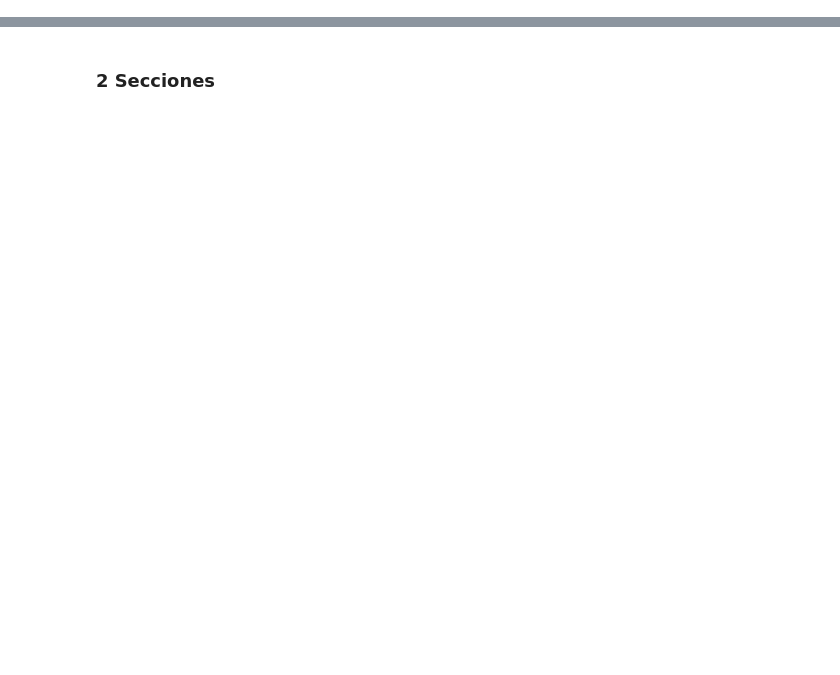
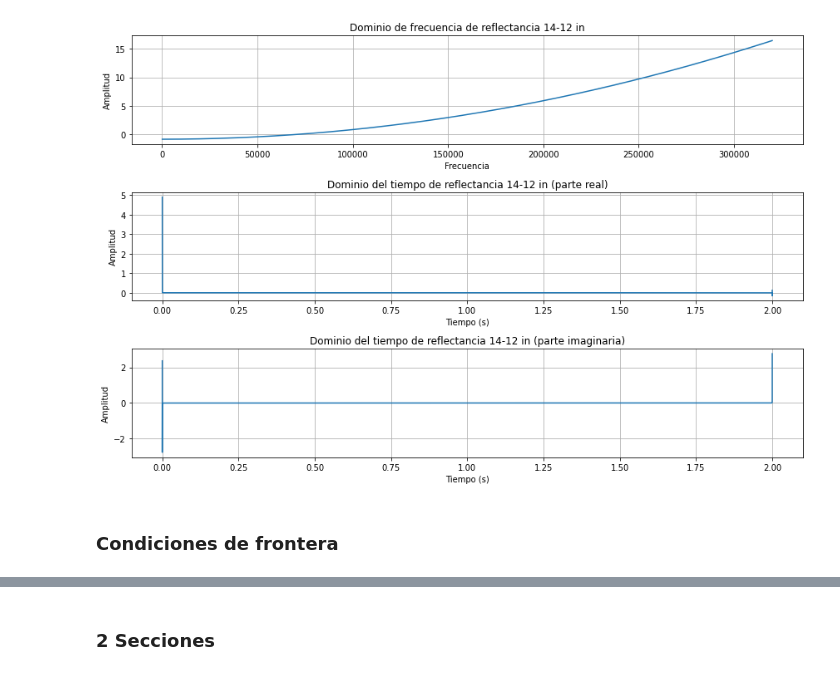
Before and after one commit to JuanpaGaviria/Acustic-Pulse-Reflectometry, a Jupyter notebook: APR.ipynb, the cells around one changed output, grey strips where cells are left out. Drawn from its saved outputs; the diff is of its cells as text; code cells hidden in the pictures; blank space fills up the shorter version.

```diff
--- a/APR.ipynb
+++ b/APR.ipynb
@@ -9,0 +396,29 @@ import matplotlib.pyplot as plt
+# %%
+fig, axs = plt.subplots(nrows=3, ncols=1, figsize=(12,8))
+# Primer columna
+lim = 672000
+axs[0].plot(w[:], response1[:])
+axs[0].set_title("Dominio de frecuencia de reflectancia 14-12 in")
+axs[0].set_xlabel('Frecuencia')
+axs[0].set_ylabel('Amplitud')
+axs[0].grid()
+
+axs[1].plot(t[:], np.real(ift1)[:])
+axs[1].set_title("Dominio del tiempo de reflectancia 14-12 in (parte real)")
+axs[1].set_xlabel('Tiempo (s)')
+axs[1].set_ylabel('Amplitud')
+axs[1].grid()
+
+axs[2].plot(t[:], np.imag(ift1)[:])
+axs[2].set_title("Dominio del tiempo de reflectancia 14-12 in (parte imaginaria)")
+axs[2].set_xlabel('Tiempo (s)')
+axs[2].set_ylabel('Amplitud')
+axs[2].grid()
+
+
+plt.tight_layout()
+plt.show()
+# %% [output]
+[figure, added]
+# %% [markdown]
+### Condiciones de frontera
```
Also changed, not shown: parts of 28 cells of this notebook, 2 other files.
